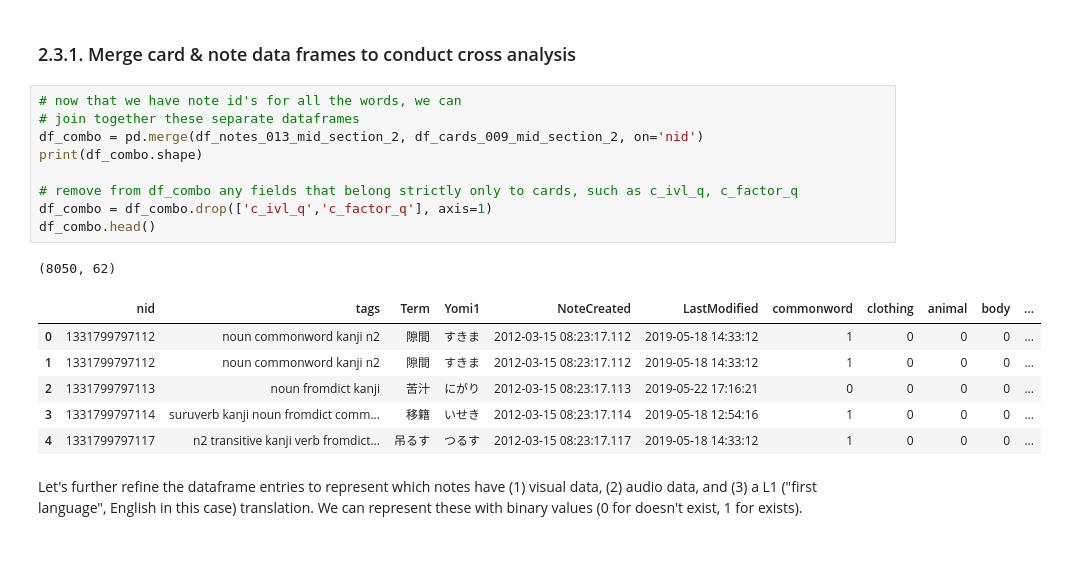
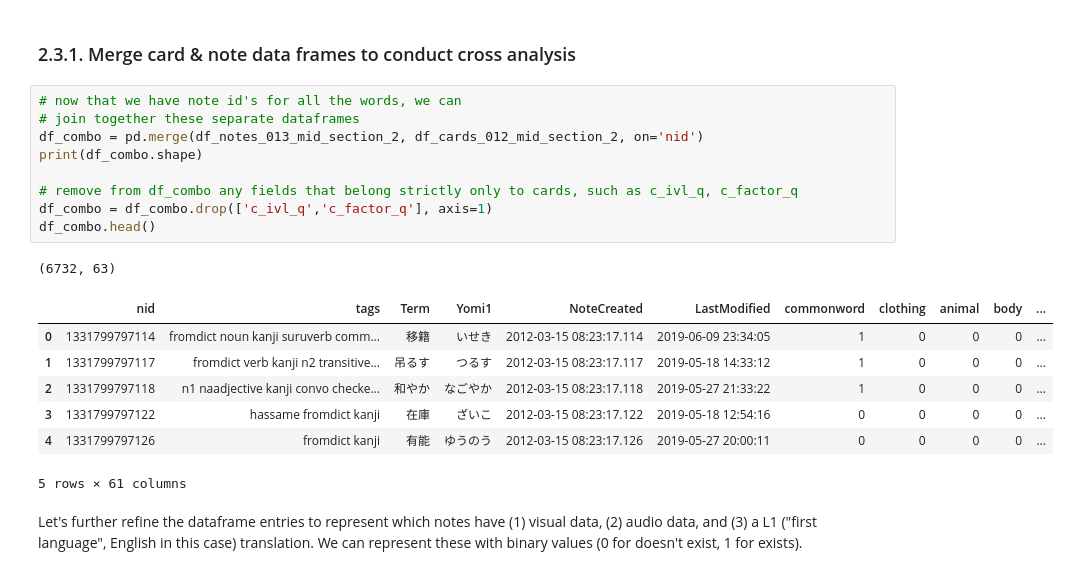
Before and after one commit to avidrucker/vocab-analysis, a Jupyter notebook: section_2_prepare_the_data.ipynb, the cells around one changed output. Drawn from its saved outputs; the diff is of its cells as text.

```diff
--- a/section_2_prepare_the_data.ipynb
+++ b/section_2_prepare_the_data.ipynb
@@ -1246,20 +1257,21 @@ df_notes_013_mid_section_2.head()
 # %%
 # now that we have note id's for all the words, we can
 # join together these separate dataframes
-df_combo = pd.merge(df_notes_013_mid_section_2, df_cards_009_mid_section_2, on='nid')
+df_combo = pd.merge(df_notes_013_mid_section_2, df_cards_012_mid_section_2, on='nid')
 print(df_combo.shape)
 
 # remove from df_combo any fields that belong strictly only to cards, such as c_ivl_q, c_factor_q
 df_combo = df_combo.drop(['c_ivl_q','c_factor_q'], axis=1)
 df_combo.head()
 # %% [output]
-(8050, 62)
+(6732, 63)
 |  | nid | tags | Term | Yomi1 | NoteCreated | LastModified | commonword | clothing | animal | body | ... |
-| 0 | 1331799797112 | noun commonword kanji n2 | 隙間 | すきま | 2012-03-15 08:23:17.112 | 2019-05-18 14:33:12 | 1 | 0 | 0 | 0 | ... |
-| 1 | 1331799797112 | noun commonword kanji n2 | 隙間 | すきま | 2012-03-15 08:23:17.112 | 2019-05-18 14:33:12 | 1 | 0 | 0 | 0 | ... |
-| 2 | 1331799797113 | noun fromdict kanji | 苦汁 | にがり | 2012-03-15 08:23:17.113 | 2019-05-22 17:16:21 | 0 | 0 | 0 | 0 | ... |
-| 3 | 1331799797114 | suruverb kanji noun fromdict comm... | 移籍 | いせき | 2012-03-15 08:23:17.114 | 2019-05-18 12:54:16 | 1 | 0 | 0 | 0 | ... |
-| 4 | 1331799797117 | n2 transitive kanji verb fromdict... | 吊るす | つるす | 2012-03-15 08:23:17.117 | 2019-05-18 14:33:12 | 1 | 0 | 0 | 0 | ... |
+| 0 | 1331799797114 | fromdict noun kanji suruverb comm... | 移籍 | いせき | 2012-03-15 08:23:17.114 | 2019-06-09 23:34:05 | 1 | 0 | 0 | 0 | ... |
+| 1 | 1331799797117 | fromdict verb kanji n2 transitive... | 吊るす | つるす | 2012-03-15 08:23:17.117 | 2019-05-18 14:33:12 | 1 | 0 | 0 | 0 | ... |
+| 2 | 1331799797118 | n1 naadjective kanji convo checke... | 和やか | なごやか | 2012-03-15 08:23:17.118 | 2019-05-27 21:33:22 | 1 | 0 | 0 | 0 | ... |
+| 3 | 1331799797122 | hassame fromdict kanji | 在庫 | ざいこ | 2012-03-15 08:23:17.122 | 2019-05-18 12:54:16 | 0 | 0 | 0 | 0 | ... |
+| 4 | 1331799797126 | fromdict kanji | 有能 | ゆうのう | 2012-03-15 08:23:17.126 | 2019-05-27 20:00:11 | 0 | 0 | 0 | 0 | ... |
+5 rows × 61 columns
 # %% [markdown]
 Let's further refine the dataframe entries to represent which notes have (1) visual data, (2) audio data, and (3) a L1 ("first language", English in this case) translation. We can represent these with binary values (0 for doesn't exist, 1 for exists).
 # %% [markdown]
```
Also changed, not shown: parts of 78 cells of this notebook.
